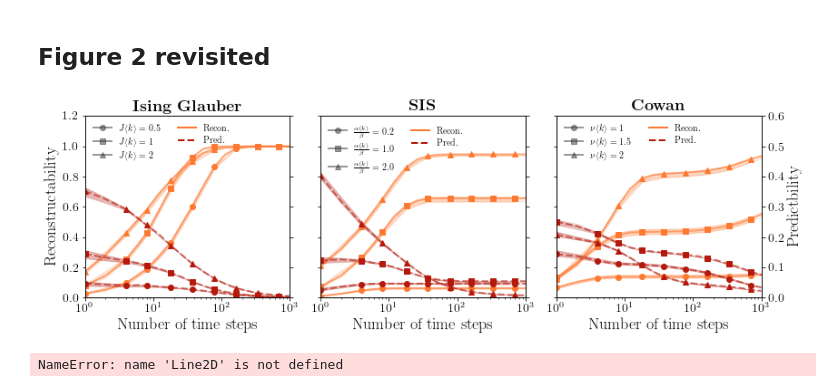
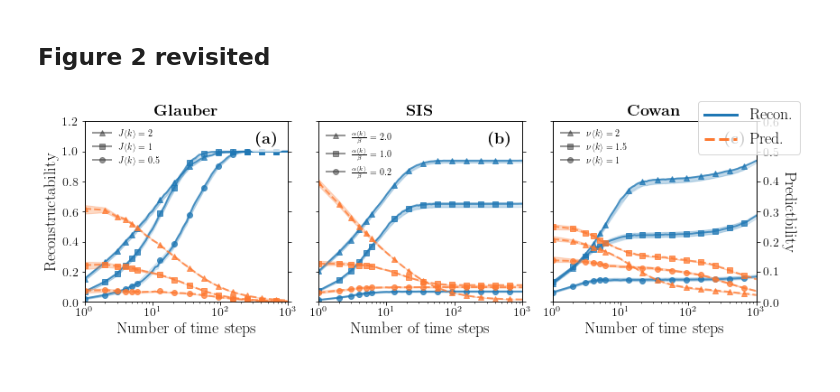
Before and after one commit to charlesmurphy1/midynet, a Jupyter notebook: notebooks/midynet/figure2-rev.ipynb, the cells around one changed output. Saved outputs shown, nothing was run; the diff lists cells and outputs as text; code cells hidden in the pictures.

Commit message:
revisited figure2, Label class in display + new params in Fig3-small

```diff
--- a/notebooks/midynet/figure2-rev.ipynb
+++ b/notebooks/midynet/figure2-rev.ipynb
@@ -31,7 +31,7 @@ for dynamics in all_dynamics:
         mi[dynamics] = midynet.metrics.Statistics({k: exp[dynamics].metrics["mutualinfo"].data[exp[dynamics].name][f"mi-{k}"] for k in ["mid", "high", "low"]})
 
 xlabel = r"Number of time steps"
-titles = {"ising": r"\textbf{Ising Glauber}", "sis": r"\textbf{SIS}", "cowan": r"\textbf{Cowan}"}
+titles = {"ising": r"\textbf{Glauber}", "sis": r"\textbf{SIS}", "cowan": r"\textbf{Cowan}"}
 couplingLabels = {"ising": r"J\langle k \rangle", "sis": r"\frac{\alpha \langle k \rangle}{\beta}", "cowan": r"\nu\langle k \rangle"}
 # %% [markdown]
 ## Figure 2 revisited
@@ -44,14 +44,19 @@ ax = {dynamics: ax[i] for i, dynamics in enumerate(all_dynamics)}
 axx = {dynamics: ax[dynamics].twinx() for i, dynamics in enumerate(all_dynamics)}
 
 
-recon_color = display.dark_colors["orange"]
-pred_color = display.dark_colors["red"]
+recon_color = display.med_colors["blue"]
+pred_color = display.dark_colors["orange"]
+
+
+spacing = 7
+min_index = 5
 
 markers = ["o", "s", "^", "*"]
 for dynamics_id, dynamics in enumerate(all_dynamics):
     if dynamics not in exp:
         continue
-    x = exp[dynamics].config.dynamics.num_steps
+    x = np.array(exp[dynamics].config.dynamics.num_steps)
+    m_indices = list(range(min_index)) + list(range(min_index, len(x), spacing))
     coupling = exp[dynamics].config.dynamics.get_coupling()
     if dynamics == "sis":
         coupling = [c for c in coupling]
@@ -65,16 +70,16 @@ for dynamics_id, dynamics in enumerate(all_dynamics):
             ax[dynamics],
             x, y,
             color=recon_color,
-            alpha=0.6,
+            alpha=0.75,
             linestyle="-",
             marker="None",
         )
-        y = recon if len(coupling) == 1 else recon[::2, c_index]
+        y = recon[m_indices] if len(coupling) == 1 else recon[m_indices, c_index]
         plot(
             ax[dynamics],
-            x[::2], y,
+            x[m_indices], y,
             color=recon_color,
-            alpha=1,
+            alpha=0.75,
             linestyle="None",
             marker=markers[c_index],
             markersize=6,
@@ -86,16 +91,16 @@ for dynamics_id, dynamics in enumerate(all_dynamics):
             axx[dynamics],
             x, y,
             color=pred_color,
-            alpha=0.6,
+            alpha=0.75,
             linestyle="--",
             marker="None",
         )
-        y = pred if len(coupling) == 1 else pred[::2, c_index]
+        y = pred[m_indices] if len(coupling) == 1 else pred[m_indices, c_index]
         plot(
             axx[dynamics],
-            x[::2], y,
+            x[m_indices], y,
             color=pred_color,
-            alpha=1,
+            alpha=0.75,
             linestyle="None",
             marker=markers[c_index],
             markersize=6,
@@ -103,38 +108,41 @@ for dynamics_id, dynamics in enumerate(all_dynamics):
 
     if dynamics_id == 0:
         ax[dynamics].set_ylabel(r"Reconstructability", fontsize=18)
     if dynamics_id == len(all_dynamics)-1:
-        axx[dynamics].set_ylabel(r"Predictbility", fontsize=18)
+        axx[dynamics].set_ylabel(r"Predictbility", fontsize=18, rotation=-90, rotation_mode="anchor", va="bottom")
     else:
         axx[dynamics].axes.xaxis.set_ticklabels([])
         axx[dynamics].axes.yaxis.set_ticklabels([])
     ax[dynamics].set_xlabel(xlabel, fontsize=18)
     ax[dynamics].tick_params(axis='both', labelsize=14)
     ax[dynamics].set_xlim([1, 1000])
     ax[dynamics].set_ylim([0., 1.2])
     ax[dynamics].set_xscale("log")
     ax[dynamics].set_title(titles[dynamics], fontsize=18)
 
-#     ax[dynamics][1].axhline(1, linestyle="--", color=display.dark_colors["grey"], marker="None", linewidth=2)
     axx[dynamics].set_xlabel(xlabel, fontsize=18)
     axx[dynamics].tick_params(axis='both', labelsize=14)
     axx[dynamics].set_xlim([1, 1000])
     axx[dynamics].set_xscale("log")
     axx[dynamics].set_ylim([0, 0.6])
 
     handles = [
         Line2D([0], [0], marker=markers[i], linestyle="-", color=display.dark_colors["grey"], label=rf"${couplingLabels[dynamics]} = {c}$", alpha=0.5)
-        for i, c in enumerate(coupling)
+        for i, c in reversed(list(enumerate(coupling)))
     ]
-    handles += [Line2D([0], [0], marker="None", linestyle="-", color=recon_color, label=r"Recon.", alpha=1, linewidth=2)]
-    handles += [Line2D([0], [0], marker="None", linestyle="--", color=pred_color, label=r"Pred.", alpha=1, linewidth=2)]
-    ax[dynamics].legend(handles=handles, loc="upper left", fontsize=10, ncol=2, frameon=False)
-    display.label_plot(ax[dynamics])
+    ax[dynamics].legend(handles=handles, loc="upper left", fontsize=10, ncol=1, frameon=False)
+    display.Label.plot(ax[dynamics], loc="top right",fontsize=18)
 
+
+handles = [Line2D([0], [0], marker="None", linestyle="-", color=recon_color, label=r"Recon.", alpha=1, linewidth=3)]
+handles += [Line2D([0], [0], marker="None", linestyle="--", color=pred_color, label=r"Pred.", alpha=1, linewidth=3)]
+fig.legend(handles=handles, loc="upper right", fontsize=18)
+
+display.Label.clear()
 
 fig.tight_layout()
 fig.savefig(f"./svg/p1-figure2rev.svg")
 fig.savefig(f"./pdf/p1-figure2rev.pdf")
 fig.savefig(f"./png/p1-figure2rev.png")
 # %% [output]
-[figure, old version]
+[figure, new version]
@@ -172,7 +172,3 @@ def wc_thresholds(a=4, b=0.5, m=1):
     return c1, c2
 # %%
 t, _ = wc_thresholds(a=exp["cowan"].config.dynamics.a, b=exp["cowan"].config.dynamics.eta, m=exp["cowan"].config.dynamics.mu)
-# %%
-Line2D
-# %% [output]
-NameError: name 'Line2D' is not defined
```
Also changed, not shown: parts of 4 cells of this notebook, 4 other files.
